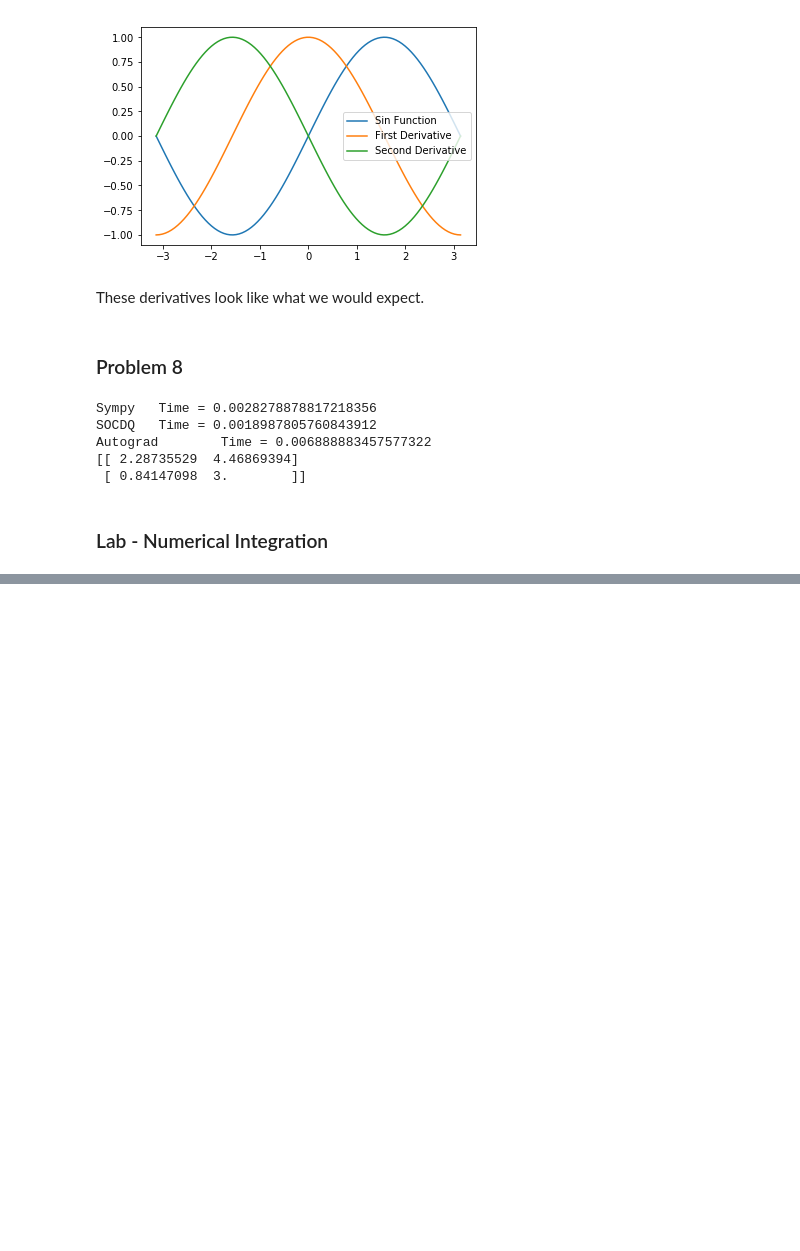
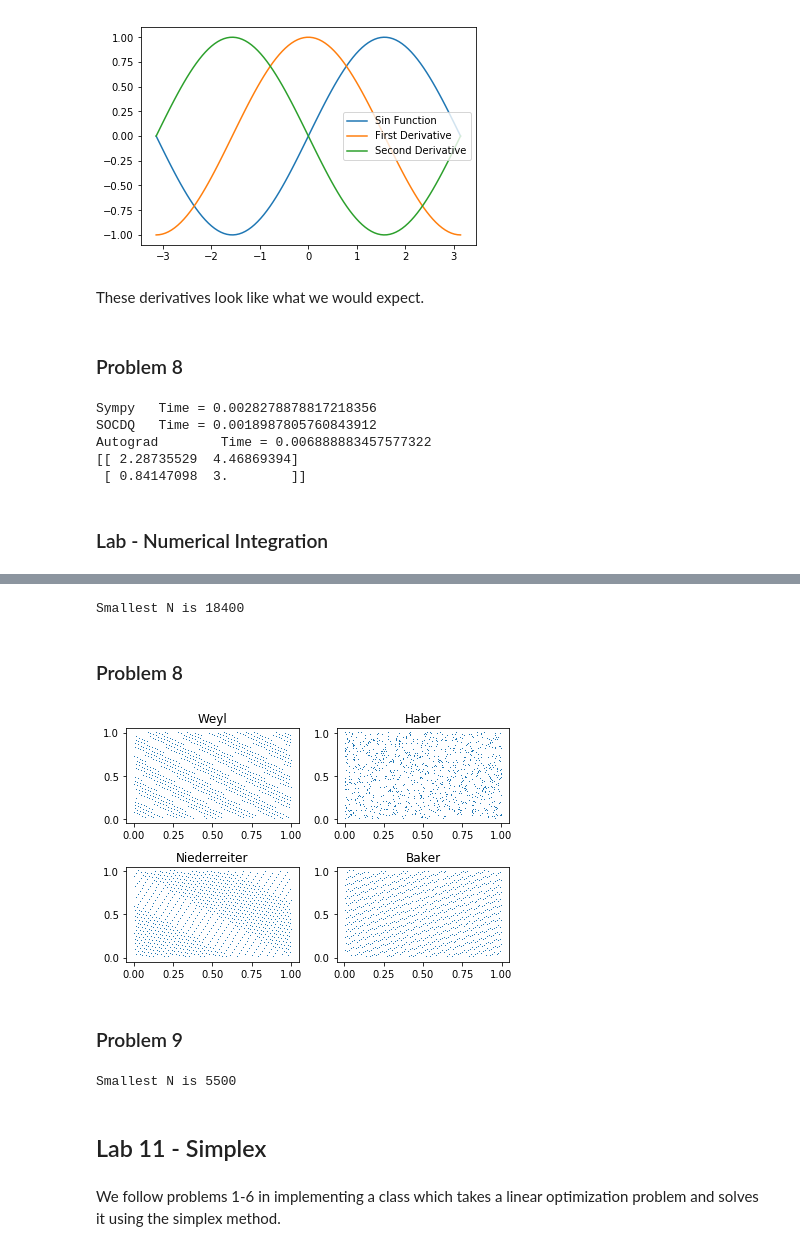
Before and after one commit to weihanchia/OSM-Lab-2017, a Jupyter notebook: Computation/Week 4/Week 4 - First 8 Labs.ipynb, the cells around one changed output, grey strips where cells are left out. Saved outputs shown, nothing was run; the diff lists cells and outputs as text; code cells hidden in the pictures; blank space fills up the shorter version.

```diff
--- a/Computation/Week 4/Week 4.ipynb
+++ b/Computation/Week 4/Week 4 - First 8 Labs.ipynb
@@ -594,0 +700,23 @@ array([ 2.28735529,  0.84147098])
+# %%
+def g(xvec):
+    x, y, = xvec
+    if x**2 + y**2 <= 1:
+        return 1
+    else:
+        return 0
+# %%
+#Lets interate on N until we get 4 decimal place accuracy.
+
+tol = 0.0001
+error = 1
+N = 100
+while error > tol:
+    result = montecarlo(g, [-1,1,-1,1], N)
+    error = abs(result - 3.1415)
+    N += 100
+
+print("Smallest N is " + str(N))
+# %% [output]
+Smallest N is 18400
+# %% [markdown]
+### Problem 8
@@ -594,0 +747,31 @@ array([ 2.28735529,  0.84147098])
+# %%
+# Check graphs
+
+graphWeyl = np.zeros((1000,2))
+graphHaber = np.zeros((1000, 2))
+graphNie = np.zeros((1000, 2))
+graphBaker = np.zeros((1000, 2))
+for i in range(1000):
+    graphWeyl[i,:] = equiseq(i+1, 2, 'Weyl')
+    graphHaber[i,:] = equiseq(i+1, 2, 'Haber')
+    graphNie[i,:] = equiseq(i+1, 2, 'Niederreiter')
+    graphBaker[i,:] = equiseq(i+1, 2, 'Baker')
+
+plt.subplot(221)
+plt.plot(graphWeyl[:,0], graphWeyl[:,1], ",")
+plt.title("Weyl")
+plt.subplot(222)
+plt.plot(graphHaber[:,0], graphHaber[:,1], ",")
+plt.title("Haber")
+plt.subplot(223)
+plt.plot(graphNie[:,0], graphNie[:,1], ",")
+plt.title("Niederreiter")
+plt.subplot(224)
+plt.plot(graphBaker[:,0], graphBaker[:,1], ",")
+plt.title("Baker")
+plt.tight_layout()
+plt.show()
+# %% [output]
+[figure, added]
+# %% [markdown]
+### Problem 9
@@ -594,0 +793,18 @@ array([ 2.28735529,  0.84147098])
+# %%
+# Check convergence of pseudo montecarlo
+
+tol = 0.0001
+error = 1
+N = 100
+while error > tol:
+    result = pseudomontecarlo(g, [-1,1,-1,1], N)
+    error = abs(result - 3.1415)
+    N += 100
+
+print("Smallest N is " + str(N))
+# %% [output]
+Smallest N is 5500
+# %% [markdown]
+## Lab 11 - Simplex
+# %% [markdown]
+We follow problems 1-6 in implementing a class which takes a linear optimization problem and solves it using the simplex method.
```
Also changed, not shown: parts of 96 cells of this notebook, 13 other files.
